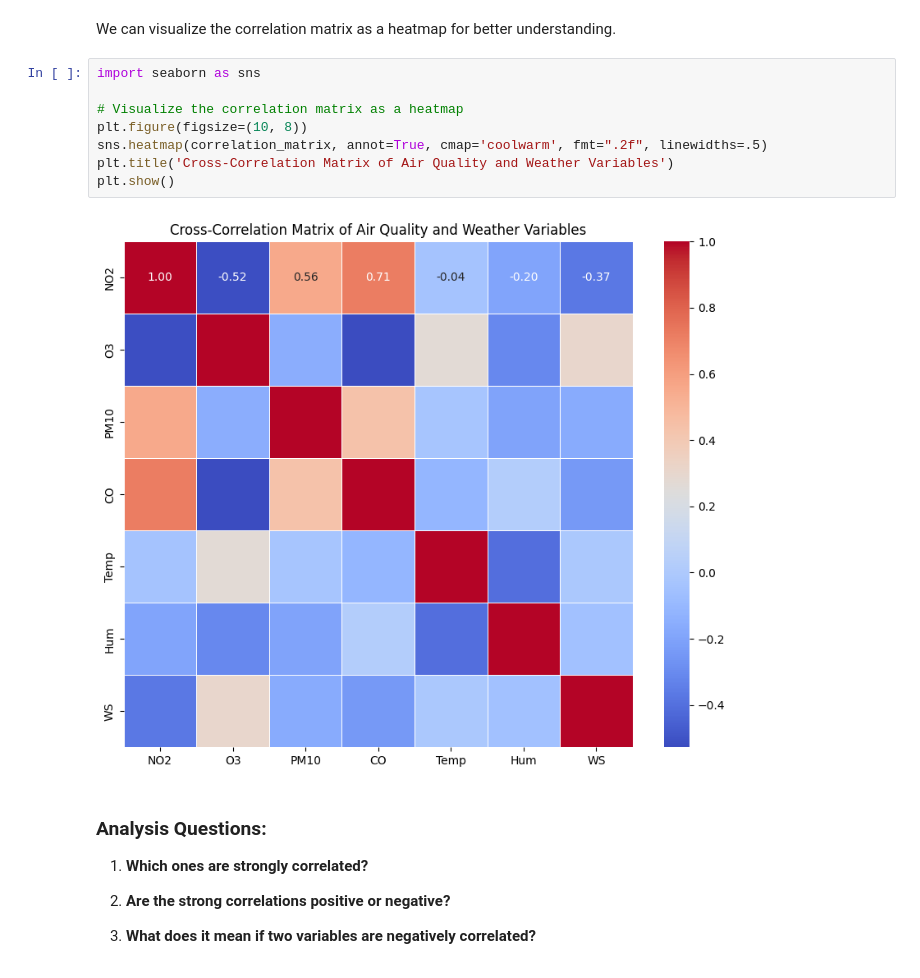
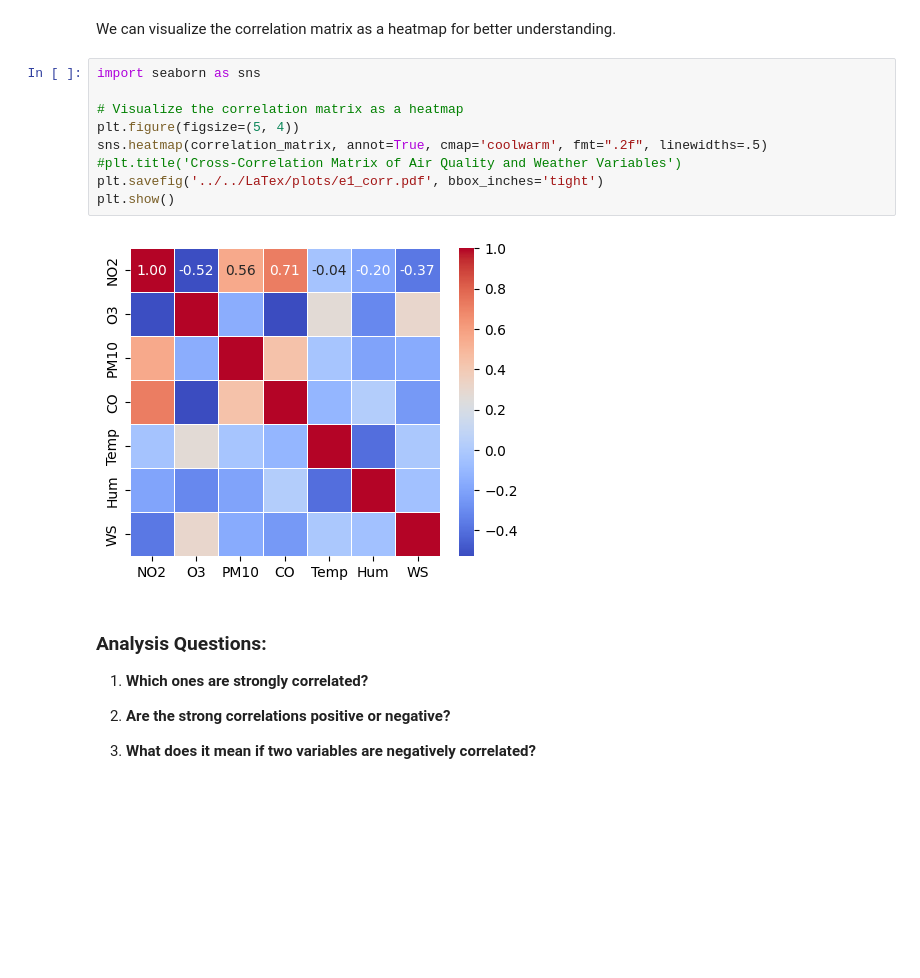
Before and after one commit to SteWey0/uef-data-mining, a Jupyter notebook: Code/topic_1/Exercise_1.ipynb, the cells around one changed output. Saved outputs shown, nothing was run; the diff lists cells and outputs as text; blank space fills up the shorter version.

Commit message:
v1 of intro finished, minor analysis changes regarding plotting

```diff
--- a/Code/topic_1/Exercise_1.ipynb
+++ b/Code/topic_1/Exercise_1.ipynb
@@ -132,13 +132,14 @@ We can visualize the correlation matrix as a heatmap for better understanding.
 # %%
 import seaborn as sns
 
 # Visualize the correlation matrix as a heatmap
-plt.figure(figsize=(10, 8))
+plt.figure(figsize=(5, 4))
 sns.heatmap(correlation_matrix, annot=True, cmap='coolwarm', fmt=".2f", linewidths=.5)
-plt.title('Cross-Correlation Matrix of Air Quality and Weather Variables')
+#plt.title('Cross-Correlation Matrix of Air Quality and Weather Variables')
+plt.savefig('../../LaTex/plots/e1_corr.pdf', bbox_inches='tight')
 plt.show()
 # %% [output]
-[figure, old version]
+[figure, new version]
 # %% [markdown]
 ### Analysis Questions:
 
```
Also changed, not shown: parts of 2 cells of this notebook, 6 other files.
